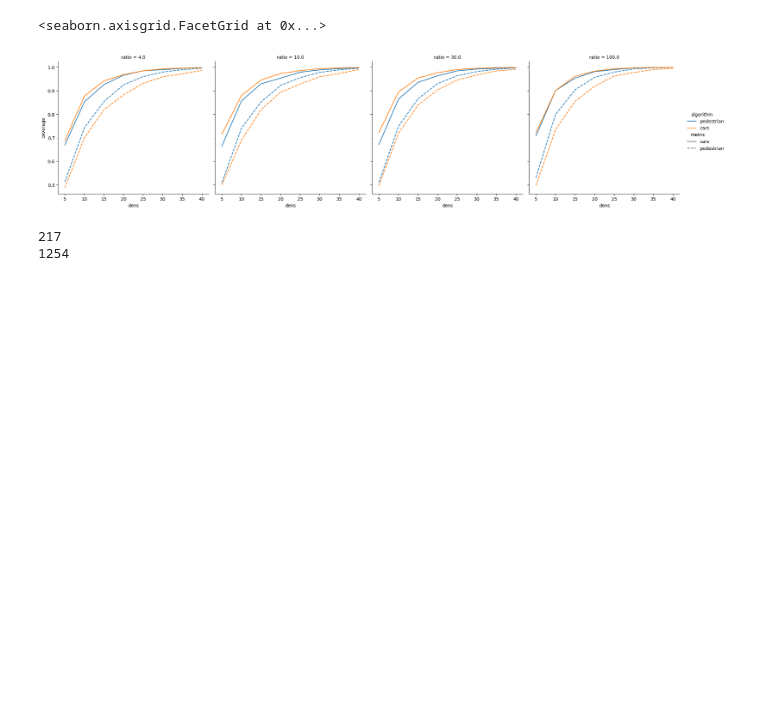
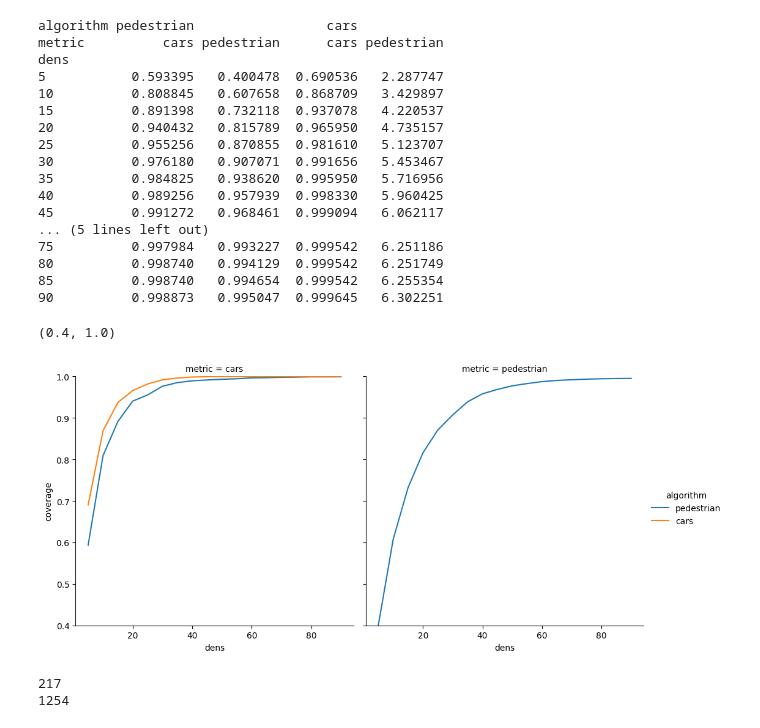
Before and after one commit to UniVe-NeDS-Lab/TrueBS, a Jupyter notebook: newanal.ipynb, the cells around one changed output. Saved outputs shown, nothing was run; the diff lists cells and outputs as text; code cells hidden in the pictures; blank space fills up the shorter version.

Commit message:
WONS23 paper version

```diff
--- a/newanal.ipynb
+++ b/newanal.ipynb
@@ -6,6 +6,7 @@ import numpy as np
 import shapely.wkt as wkt
 import pandas as pd
 import seaborn as sns
+import matplotlib.pyplot as plt
 
 sub_area = wkt.loads("MULTIPOLYGON (((77462.8497438607 73703.6291953883,75345.6534984474 73935.3621177719,75366.720127755 74009.0953203485,74843.5654999498 74153.050620617,74836.5432901806 74184.6505645784,74889.2098634495 74542.7832628075,74854.0988146036 74985.182478267,74861.1210243728 75301.1819178809,74882.1876536804 75536.4259451491,74959.4319611415 75813.8032310324,76511.3403201343 75448.6483230341,76967.7839551322 75329.2707569577,76985.3394795552 74995.7157929208,77564.671785514 74005.5842154639,77462.8497438607 73703.6291953883)))")
 
@@ -13,35 +14,7 @@ sub_area = wkt.loads("MULTIPOLYGON (((77462.8497438607 73703.6291953883,75345.65
 car_dataset = rio.open('car_raster.tif', 'r', crs='EPSG:2169')
 cars, transf_car =  rio.mask.mask(car_dataset, [sub_area], crop=True, indexes=1)
 
-results = []
-result_files = glob.glob('/mnt/ric_dais_nfs_maccari/gabriel/results/WONS23_new/*/luxemburg/threestep/0/r1/1/*/*/viewshed.tif')
-for f in result_files:
-    run_t, city, strategy, subarea, ranking, k, ratio, dens = f.split('/')[6:-1]
-    with rio.open(f, 'r', crs='EPSG:2169') as dataset:
-        res, transf =  rio.mask.mask(dataset, [sub_area], crop=True, indexes=1)
-    cars_res = np.where(res>0, cars, 0)
-    ##cars version
-    if run_t == 'results_cars_bool':
-        algorithm = 'pedestrian'
-    else:
-        algorithm = 'cars'
-    results.append({'metric': 'cars',
-                    'algorithm': algorithm,
-                    'dens': int(dens),
-                    'ratio': float(ratio),
-                    'sum': cars_res.sum(),
-                    'total': cars.sum(),
-                    'coverage': cars_res.sum()/cars.sum(),
-                    })
-    pedestrians_res = np.where(res>0, 1, 0)
-    #pedestrian version
-    results.append({'metric': 'pedestrian',
-                    'algorithm': algorithm,
-                    'dens': int(dens),
-                    'ratio': float(ratio),
-                    'sum': pedestrians_res.sum(),
-                    'total': np.count_nonzero(cars),
-                    'coverage': pedestrians_res.sum()/np.count_nonzero(cars)
-                    })
+pedestian_dataset = rio.open('/mnt/ric_dais_nfs_maccari/gabriel/data/dtm_fusion/luxemburg_roads_mask.tif', 'r', crs='EPSG:2169')
+pedestrians, transf_ped =  rio.mask.mask(pedestian_dataset, [sub_area], crop=True, indexes=1)
 
-res_df = pd.DataFrame(results)
+result_files = glob.glob('/mnt/ric_dais_nfs_maccari/gabriel/results/WONS23/*/luxemburg/threestep/0/r1/1/*/*/viewshed.tif')
@@ -48,9 +72,29 @@ res_df = pd.DataFrame(results)
 # %%
-filt_data = res_df[(res_df.dens < 45)]
-sns.relplot(data=filt_data, x='dens', y='coverage', kind='line', hue='algorithm', style='metric', col='ratio')
+filt_data = res_df[(res_df.dens < 91) & (res_df.ratio ==4.0)]
+print(filt_data.pivot('dens', ['algorithm', 'metric'], 'coverage'))
+sns.relplot(data=filt_data, x='dens', y='coverage', kind='line', hue='algorithm', col='metric')
+#print(filt_data[filt_data.metric=='pedestrian'])
+plt.ylim([0.4,1])
 # %% [output]
-<seaborn.axisgrid.FacetGrid at 0x...>
+algorithm pedestrian                 cars
+metric          cars pedestrian      cars pedestrian
+dens
+5           0.593395   0.400478  0.690536   2.287747
+10          0.808845   0.607658  0.868709   3.429897
+15          0.891398   0.732118  0.937078   4.220537
+20          0.940432   0.815789  0.965950   4.735157
+25          0.955256   0.870855  0.981610   5.123707
+30          0.976180   0.907071  0.991656   5.453467
+35          0.984825   0.938620  0.995950   5.716956
+40          0.989256   0.957939  0.998330   5.960425
+45          0.991272   0.968461  0.999094   6.062117
+... (5 lines left out)
+75          0.997984   0.993227  0.999542   6.251186
+80          0.998740   0.994129  0.999542   6.251749
+85          0.998740   0.994654  0.999542   6.255354
+90          0.998873   0.995047  0.999645   6.302251
+(0.4, 1.0)
-[figure, old version]
+[figure, new version]
 # %%
 fr = open('/mnt/ric_dais_nfs_maccari/gabriel/results/WONS23/results_cars_bool/luxemburg/threestep/0/r1/1/ranking_5.txt')
 print(len(fr.read().split(',')))
```
Also changed, not shown: parts of 1 cell of this notebook, 2 other files.
